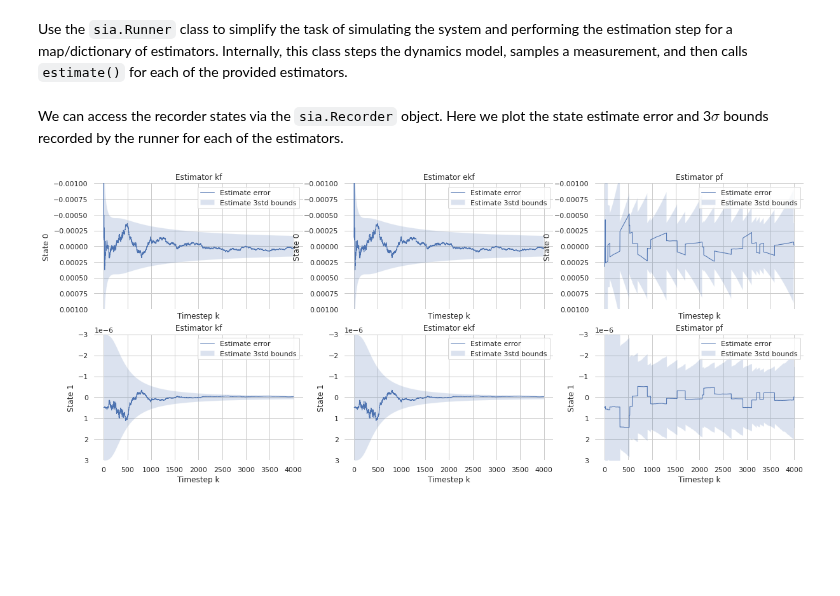
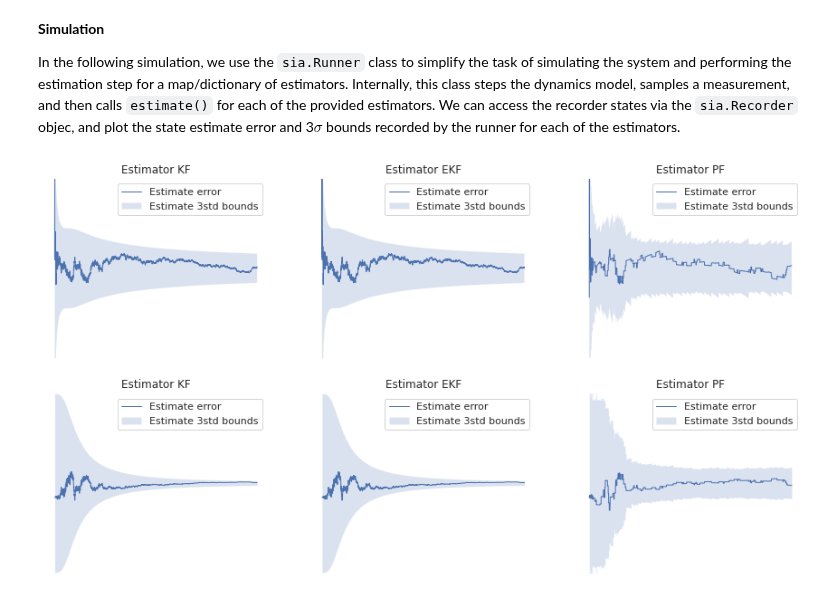
Before and after one commit to parkerowan/libsia, a Jupyter notebook: docs/notebooks/estimators.ipynb, the cells around one changed output. Drawn from its saved outputs; the diff is of its cells as text; code cells hidden in the pictures; blank space fills up the shorter version.

Commit message:
Updates estimators docs

```diff
--- a/docs/notebooks/estimators.ipynb
+++ b/docs/notebooks/estimators.ipynb
@@ -63,0 +116,4 @@ pf = sia.PF(dynamics, measurement, particles=particles, resample_threshold=0.5,
+# %%
+# Initialize the Extended Kalman filter
+prior = sia.Gaussian(mean=np.array([0, 0]), covariance=np.diag([1E-4, 1E-12]))
+ekf = sia.EKF(dynamics, measurement, state=prior)
@@ -64,49 +140,54 @@ pf = sia.PF(dynamics, measurement, particles=particles, resample_threshold=0.5,
+# %%
+# Initialize the partifle filter
+particles = sia.Particles.init(prior, num_particles=1000)
+pf = sia.PF(dynamics, measurement, particles=particles, resample_threshold=0.9, roughening_factor=1e-9)
 # %% [markdown]
-Use the `sia.Runner` class to simplify the task of simulating the system and performing the estimation step for a map/dictionary of estimators.  Internally, this class steps the dynamics model, samples a measurement, and then calls `estimate()` for each of the provided estimators.
+**Simulation**
+
+In the following simulation, we use the `sia.Runner` class to simplify the task of simulating the system and performing the estimation step for a map/dictionary of estimators.  Internally, this class steps the dynamics model, samples a measurement, and then calls `estimate()` for each of the provided estimators.  We can access the recorder states via the `sia.Recorder` objec, and plot the state estimate error and 3$\sigma$ bounds recorded by the runner for each of the estimators.
 # %%
 # Initialize the runner with a buffer for n_steps
 n_steps = 4000
-estimators = {"kf": kf, "ekf": ekf, "pf": pf}
+estimators = {"KF": kf, "EKF": ekf, "PF": pf}
 runner = sia.Runner(estimators, n_steps)
 
 # Be sure to reset the filters explicitly before each new run
 kf.reset(prior)
 ekf.reset(prior)
 pf.reset(particles)
 
 # Initialize the ground truth state and step/estimate for n_steps
 x = np.array([0, 4.8481e-7])
 for k in range(0, n_steps):
     x = runner.stepAndEstimate(dynamics, measurement, x, np.array([0.0011]))
+
+# Extract mean and covariance from buffer
+recorder = runner.recorder()
+x = recorder.getStates()
+y = recorder.getObservations()
+
+# Plot the recorded states
+t = np.arange(0, n_steps, 1)
+f, ax = plt.subplots(2, 3, sharex=True, figsize=(15, 8))
+sns.despine(f, left=True, bottom=True)
+
+ylim = np.array([[1e-3, -1e-3], [3e-6, -3e-6]])
+for j in range(len(estimators)):
+    name = list(estimators.keys())[j]
+    xe_mu = recorder.getEstimateMeans(name)
+    xe_var = recorder.getEstimateVariances(name)
+    for i in range(2):
+        plt.sca(ax[i, j])
+        ax[i, j].fill_between(t,
+                              -3 * np.sqrt(xe_var[i, :]),
+                              +3 * np.sqrt(xe_var[i, :]),
+                              alpha=0.2, label="Estimate 3std bounds")
+        ax[i, j].plot(t, x[i, :] - xe_mu[i, :], lw=1, label="Estimate error")
+        ax[i, j].legend()
+        ax[i, j].axis("off")
+        plt.ylim(ylim[i, :])
+        plt.ylabel("State " + str(i))
+        plt.xlabel("Timestep k")
+        plt.title("Estimator " + name)
+# %% [output]
+[figure, added]
-# %% [markdown]
-We can access the recorder states via the `sia.Recorder` object.  Here we plot the state estimate error and 3$\sigma$ bounds recorded by the runner for each of the estimators.
-# %%
-# Extract mean and covariance from buffer
-recorder = runner.recorder()
-x = recorder.getStates()
-y = recorder.getObservations()
-
-# Plot the recorded states
-t = np.arange(0, n_steps, 1)
-f, ax = plt.subplots(2, 3, sharex=True, figsize=(20, 8))
-sns.despine(f, left=True, bottom=True)
-
-ylim = np.array([[1e-3, -1e-3], [3e-6, -3e-6]])
-for j in range(len(estimators)):
-    name = list(estimators.keys())[j]
-    xe_mu = recorder.getEstimateMeans(name)
-    xe_var = recorder.getEstimateVariances(name)
-    for i in range(2):
-        plt.sca(ax[i, j])
-        ax[i, j].fill_between(t,
-                              -3 * np.sqrt(xe_var[i, :]),
-                              +3 * np.sqrt(xe_var[i, :]),
-                              alpha=0.2, label="Estimate 3std bounds")
-        ax[i, j].plot(t, x[i, :] - xe_mu[i, :], lw=1, label="Estimate error")
-        ax[i, j].legend()
-        plt.ylim(ylim[i, :])
-        plt.ylabel("State " + str(i))
-        plt.xlabel("Timestep k")
-        plt.title("Estimator " + name)
-# %% [output]
-[figure, removed]
```
Also changed, not shown: parts of 8 cells of this notebook, 5 other files.
